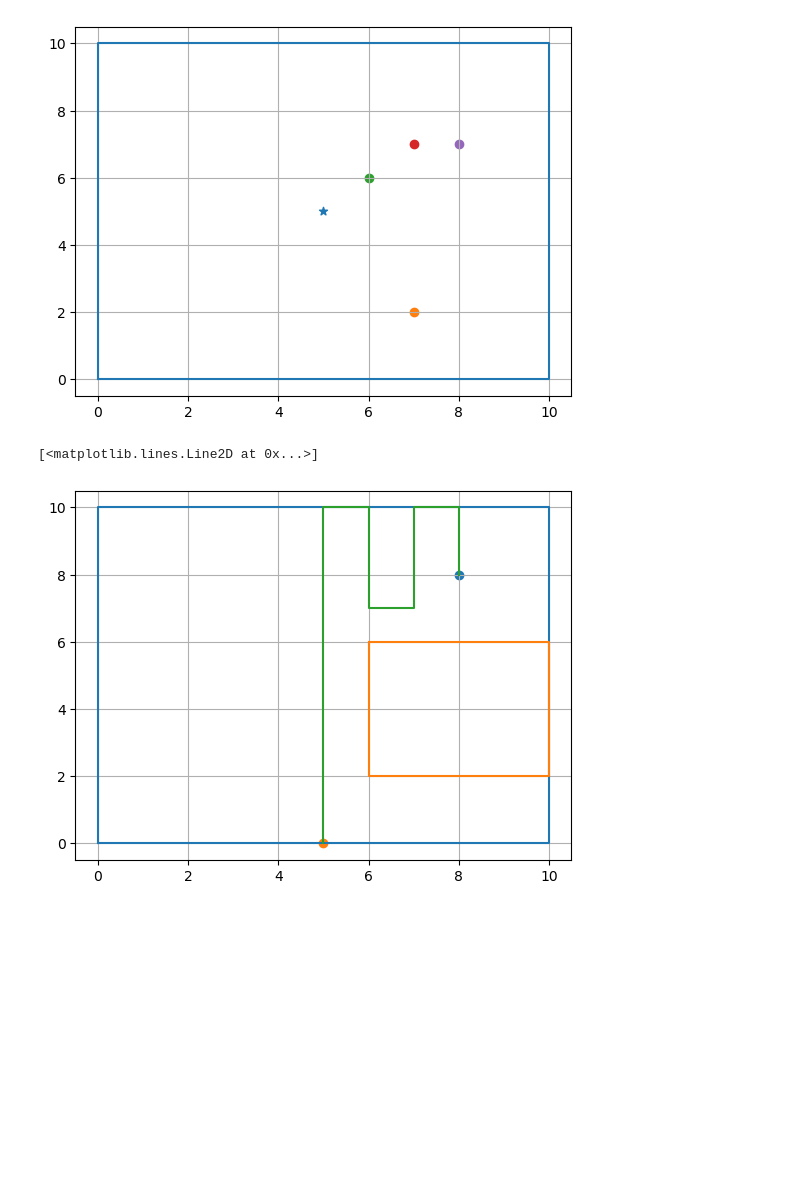
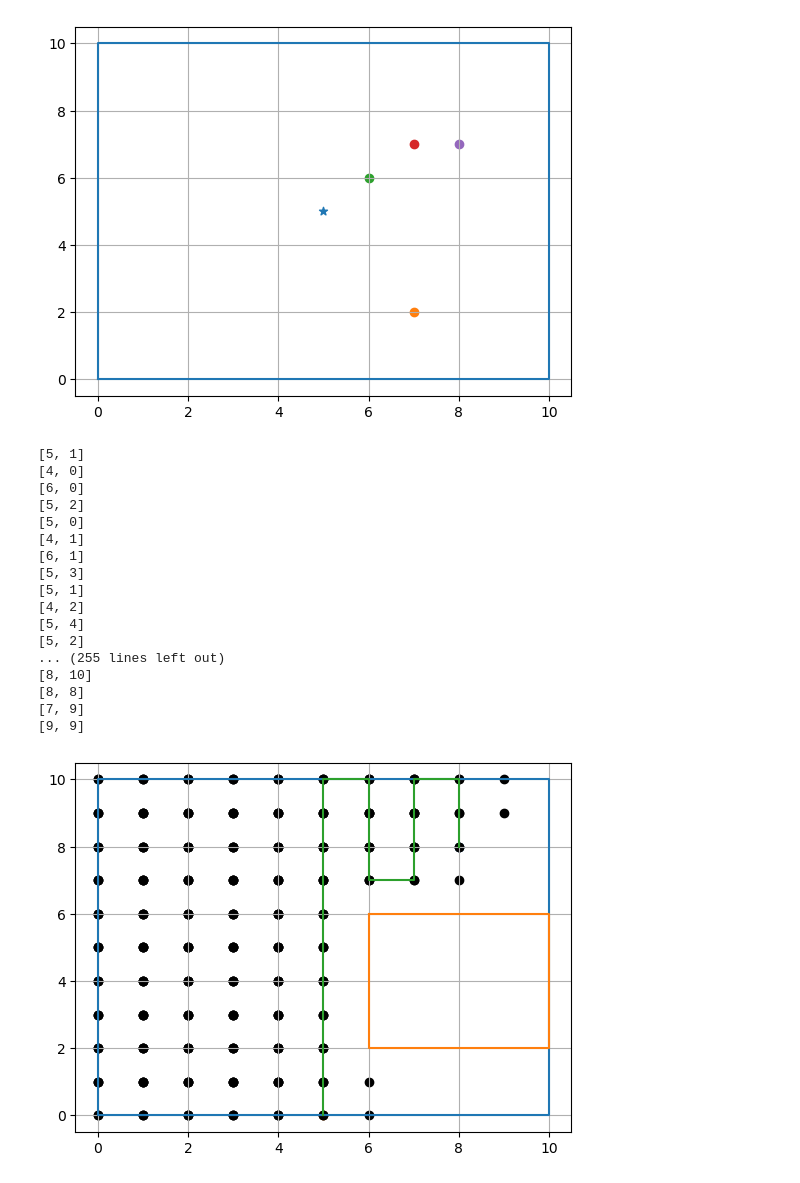
Before and after one commit to ElCamacho05/INTRO_IA_CAMACHO, a Jupyter notebook: ejercicio29-04.ipynb, the cells around one changed output. Cells and saved outputs as stored; diff of their text form; code cells hidden in the pictures; blank space fills up the shorter version.

```diff
--- a/ejercicio29-04.ipynb
+++ b/ejercicio29-04.ipynb
@@ -148,6 +197,15 @@ class Robot():
         for paso in camino:
             self.trajectory += paso.pos
         return camino
+
+    def BPA(self, meta, visitados = []):
+        raiz = Nodo(self.pos)
+        camino = raiz.bpa(meta, self)
+        self.trajectory = []
+
+        for paso in camino:
+            self.trajectory += paso.pos
+        return camino
 # %%
 class Obstaculo():
     def __init__(self, v1, v2):
@@ -163,14 +221,35 @@ class Obstaculo():
         x = [self.v1[0], self.v2[0], self.v2[0], self.v1[0], self.v1[0]]
         y = [self.v1[1], self.v1[1], self.v2[1], self.v2[1], self.v1[1]]
         plt.plot(x,y)
+# %%
+expandidos = []
 # %%
 wall_E = Robot([5,0])
 wall_E.agrega_obstaculo(Obstaculo([6,6],[10,2]))
 dibujar([8,8])
 wall_E.obstaculos[0].dibuja()
 wall_E.plot_robot()
 wall_E.BPP(meta=[8,8])
 plt.plot(wall_E.trajectory[0::2], wall_E.trajectory[1::2])
+for p in expandidos:
+    print(p.pos)
+    plt.scatter(p.pos[0], p.pos[1], c="k")
 # %% [output]
-[<matplotlib.lines.Line2D at 0x...>]
+[5, 1]
+[4, 0]
+[6, 0]
+[5, 2]
+[5, 0]
+[4, 1]
+[6, 1]
+[5, 3]
+[5, 1]
+[4, 2]
+[5, 4]
+[5, 2]
+... (255 lines left out)
+[8, 10]
+[8, 8]
+[7, 9]
+[9, 9]
-[figure, old version]
+[figure, new version]
```
Also changed, not shown: parts of 2 cells of this notebook.
